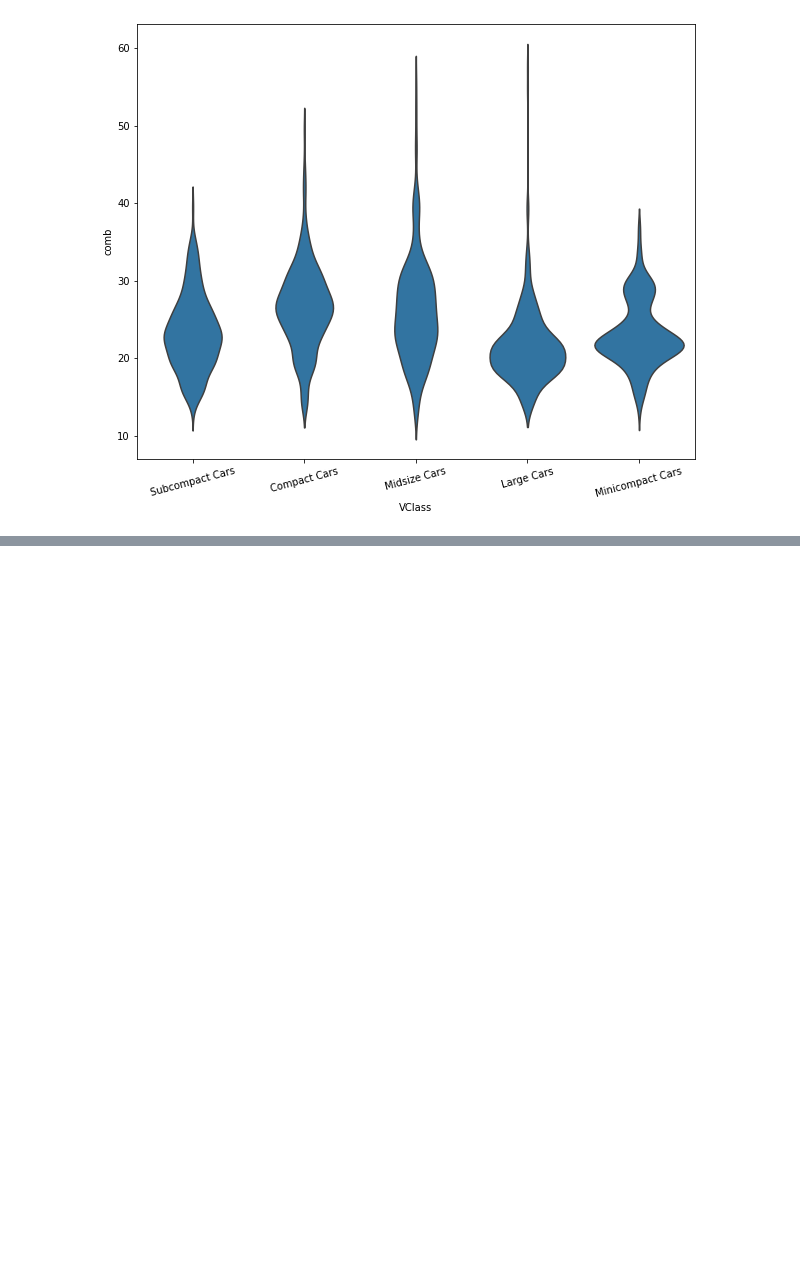
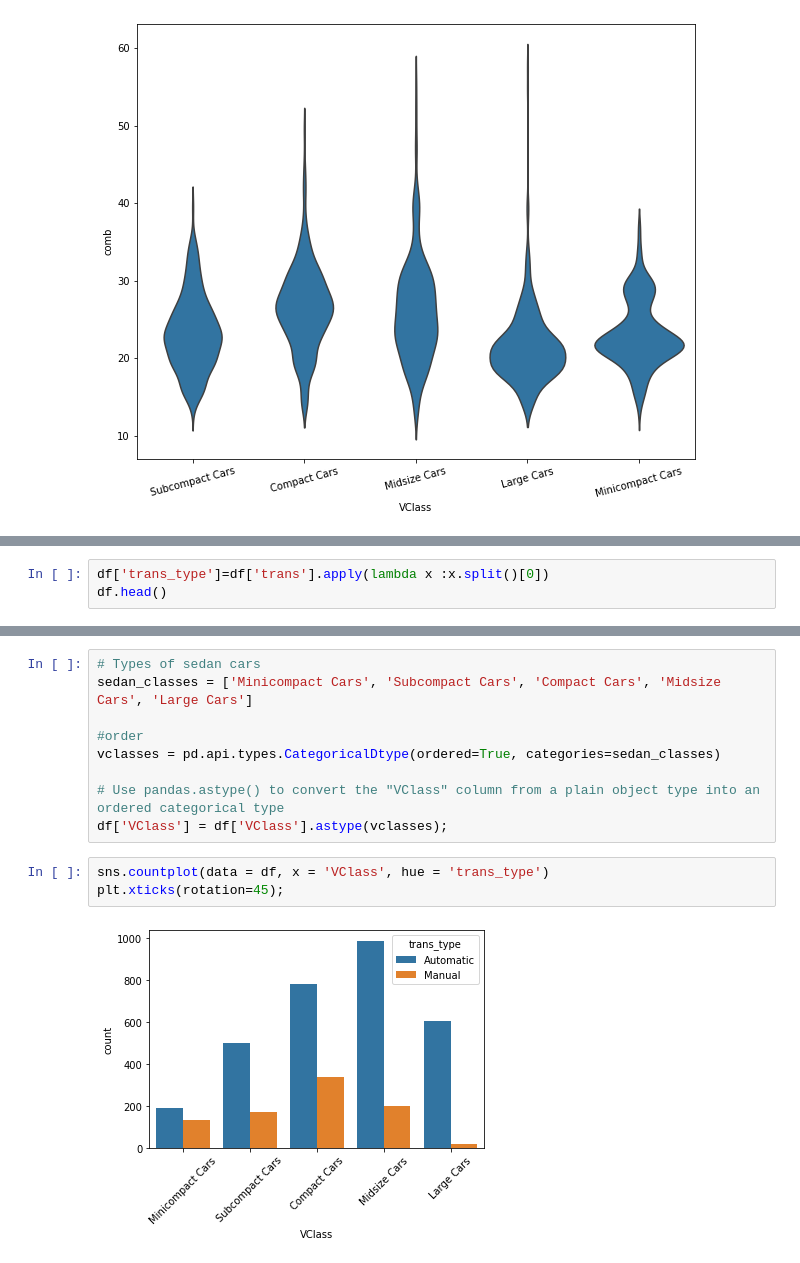
Before and after one commit to Jaeljane/EDA, a Jupyter notebook: Bivariate_Explonatory_of_data.ipynb, the cells around one changed output, grey strips where cells are left out. Cells and saved outputs as stored; diff of their text form; blank space fills up the shorter version.

Commit message:
Summary of the popular Bivariate Explanatory and Exploratory visualization analysis

```diff
--- a/Bivariate_Explonatory_of_data.ipynb
+++ b/Bivariate_Explonatory_of_data.ipynb
@@ -132,0 +137,3 @@ plt.xticks(rotation=15);
+# %%
+df['trans_type']=df['trans'].apply(lambda x :x.split()[0])
+df.head()
@@ -132,0 +148,14 @@ plt.xticks(rotation=15);
+# %%
+# Types of sedan cars
+sedan_classes = ['Minicompact Cars', 'Subcompact Cars', 'Compact Cars', 'Midsize Cars', 'Large Cars']
+
+#order
+vclasses = pd.api.types.CategoricalDtype(ordered=True, categories=sedan_classes)
+
+# Use pandas.astype() to convert the "VClass" column from a plain object type into an ordered categorical type
+df['VClass'] = df['VClass'].astype(vclasses);
+# %%
+sns.countplot(data = df, x = 'VClass', hue = 'trans_type')
+plt.xticks(rotation=45);
+# %% [output]
+[figure, added]
```
Also changed, not shown: parts of 14 cells of this notebook.
